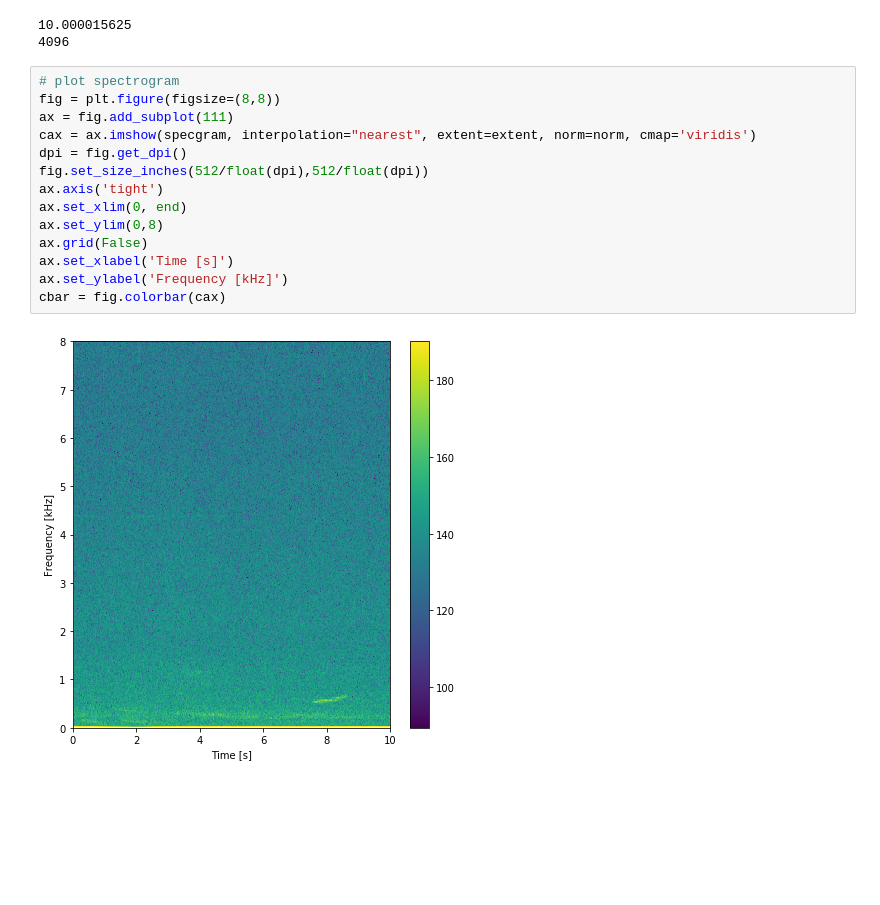
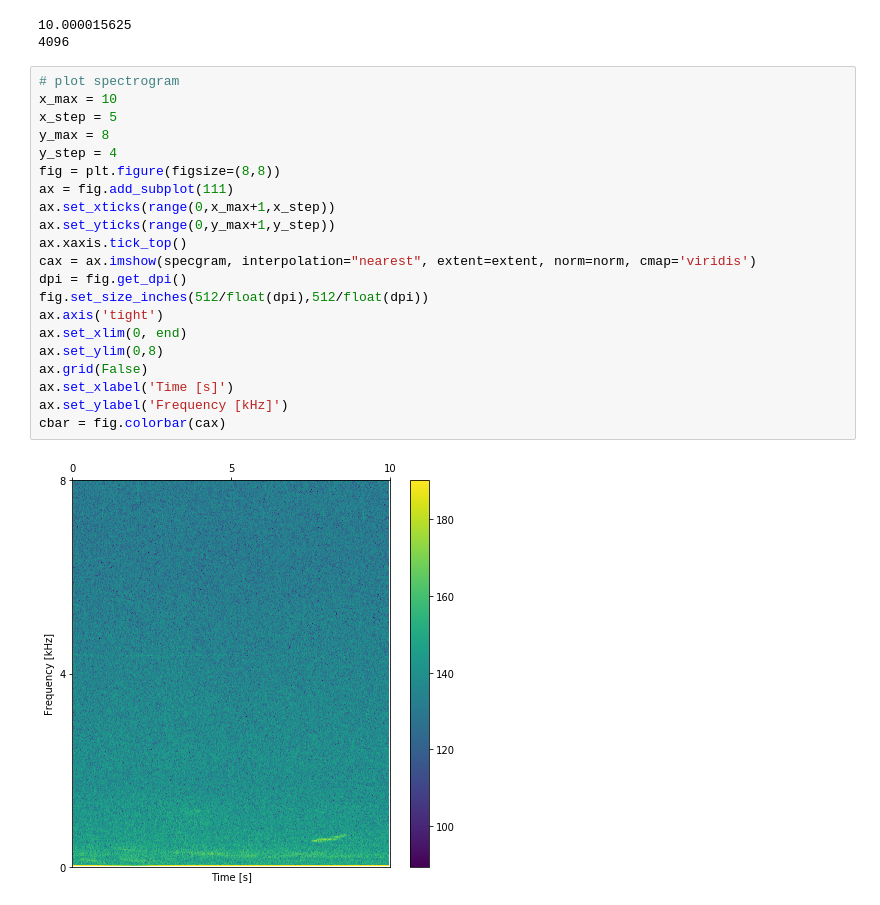
Before and after one commit to whaledr/whalebooks, a Jupyter notebook: read_OOI.ipynb, the cells around one changed output. Cells and saved outputs as stored; diff of their text form; blank space fills up the shorter version.

Commit message:
Changed plot positions and ranges

```diff
--- a/read_OOI.ipynb
+++ b/read_OOI.ipynb
@@ -107,17 +106,24 @@ norm = Normalize(vmin, vmax)  # to scale a 2-D float X input to the (0, 1) range
 4096
 # %%
 # plot spectrogram
+x_max = 10
+x_step = 5
+y_max = 8
+y_step = 4
 fig = plt.figure(figsize=(8,8))
 ax = fig.add_subplot(111)
+ax.set_xticks(range(0,x_max+1,x_step))
+ax.set_yticks(range(0,y_max+1,y_step))
+ax.xaxis.tick_top()
 cax = ax.imshow(specgram, interpolation="nearest", extent=extent, norm=norm, cmap='viridis')
 dpi = fig.get_dpi()
 fig.set_size_inches(512/float(dpi),512/float(dpi))
 ax.axis('tight')
 ax.set_xlim(0, end)
 ax.set_ylim(0,8)
 ax.grid(False)
 ax.set_xlabel('Time [s]')
 ax.set_ylabel('Frequency [kHz]')
 cbar = fig.colorbar(cax)
 # %% [output]
-[figure, old version]
+[figure, new version]
```
Also changed, not shown: parts of 1 cell of this notebook.
